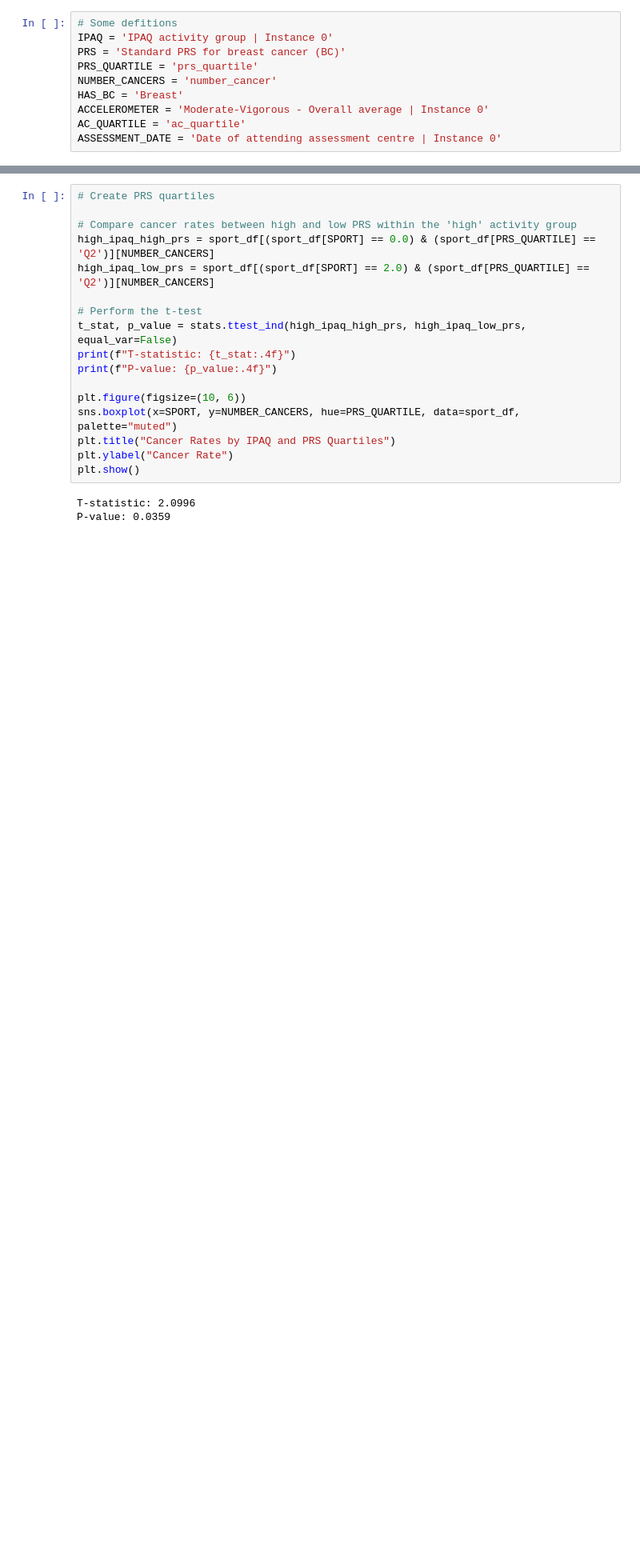
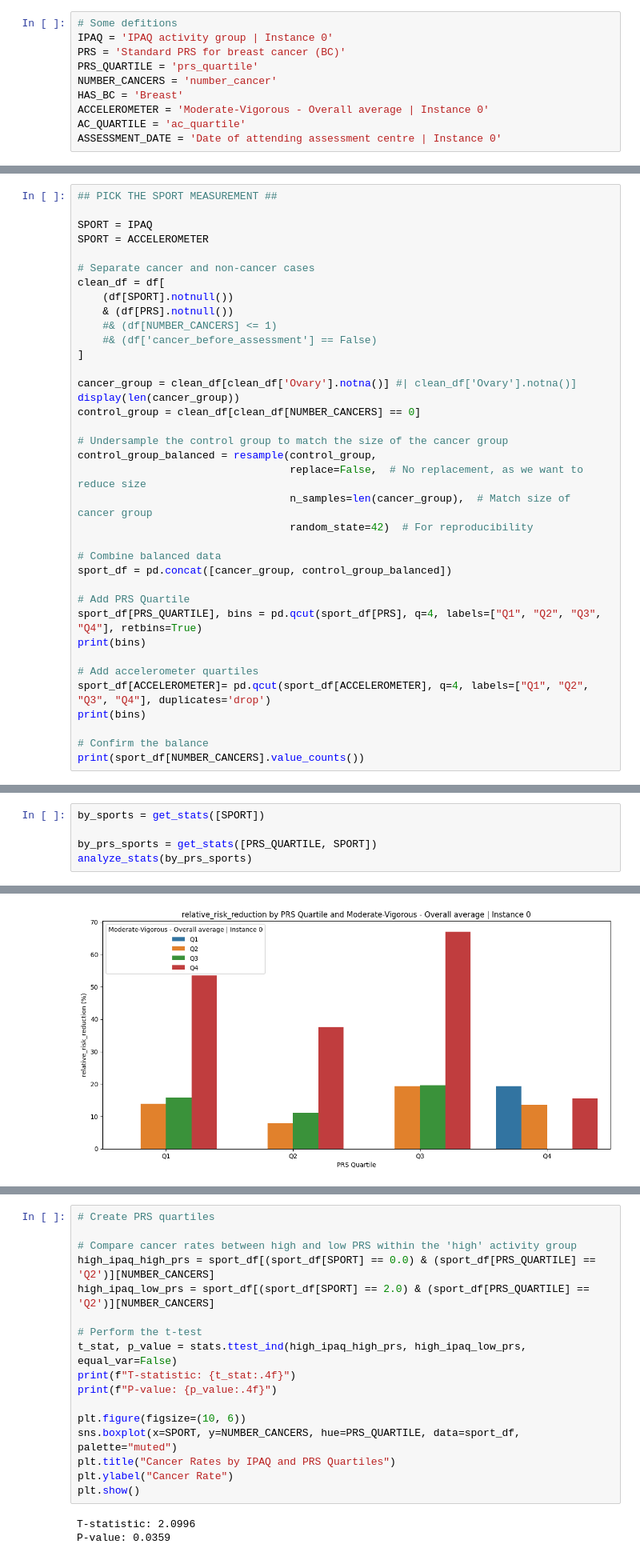
Before and after one commit to esteeliat/sports, a Jupyter notebook: Analysis.ipynb, the cells around one changed output, grey strips where cells are left out. Shown at 80% size. Drawn from its saved outputs; the diff is of its cells as text; blank space fills up the shorter version.

```diff
--- a/Analysis.ipynb
+++ b/Analysis.ipynb
@@ -182,0 +113,37 @@ Significant association between IPAQ score and cancer development.
+# %%
+## PICK THE SPORT MEASUREMENT ##
+
+SPORT = IPAQ
+SPORT = ACCELEROMETER
+
+# Separate cancer and non-cancer cases
+clean_df = df[
+    (df[SPORT].notnull())
+    & (df[PRS].notnull())
+    #& (df[NUMBER_CANCERS] <= 1)
+    #& (df['cancer_before_assessment'] == False)
+]
+
+cancer_group = clean_df[clean_df['Ovary'].notna()] #| clean_df['Ovary'].notna()]
+display(len(cancer_group))
+control_group = clean_df[clean_df[NUMBER_CANCERS] == 0]
+
+# Undersample the control group to match the size of the cancer group
+control_group_balanced = resample(control_group,
+                                  replace=False,  # No replacement, as we want to reduce size
+                                  n_samples=len(cancer_group),  # Match size of cancer group
+                                  random_state=42)  # For reproducibility
+
+# Combine balanced data
+sport_df = pd.concat([cancer_group, control_group_balanced])
+
+# Add PRS Quartile
+sport_df[PRS_QUARTILE], bins = pd.qcut(sport_df[PRS], q=4, labels=["Q1", "Q2", "Q3", "Q4"], retbins=True)
+print(bins)
+
+# Add accelerometer quartiles
+sport_df[ACCELEROMETER]= pd.qcut(sport_df[ACCELEROMETER], q=4, labels=["Q1", "Q2", "Q3", "Q4"], duplicates='drop')
+print(bins)
+
+# Confirm the balance
+print(sport_df[NUMBER_CANCERS].value_counts())
@@ -182,0 +160,6 @@ Significant association between IPAQ score and cancer development.
+# %%
+by_sports = get_stats([SPORT])
+
+by_prs_sports = get_stats([PRS_QUARTILE, SPORT])
+analyze_stats(by_prs_sports)
+# %% [output]
@@ -182,0 +188 @@ Significant association between IPAQ score and cancer development.
+[figure, added]
```
Also changed, not shown: parts of 7 cells of this notebook, 4 other files.
